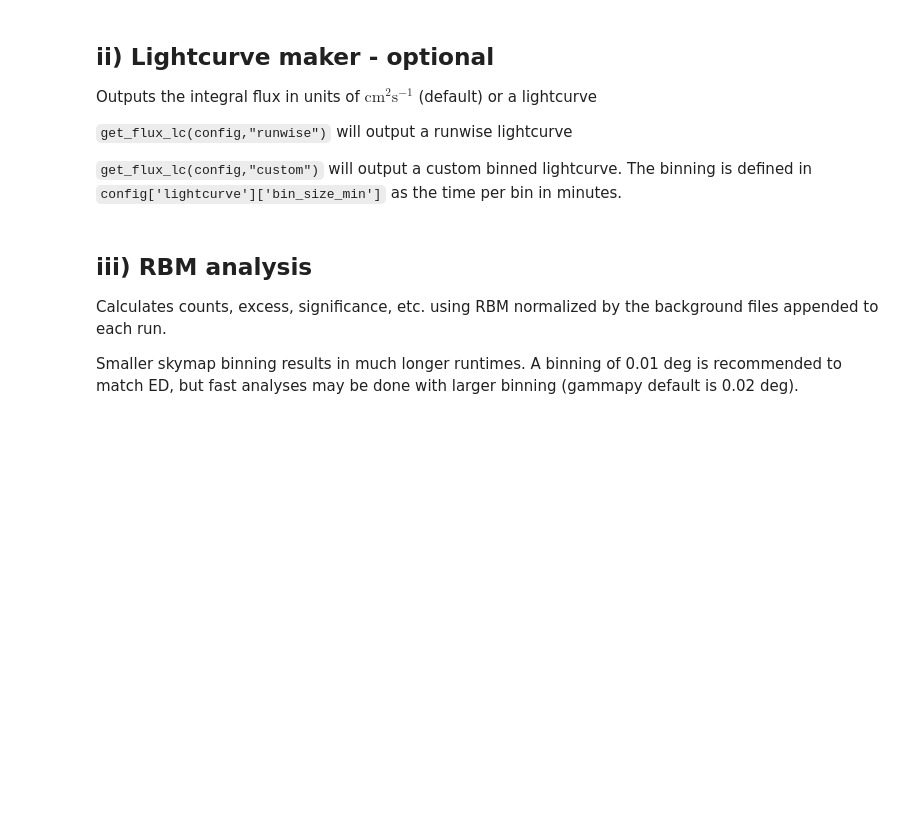
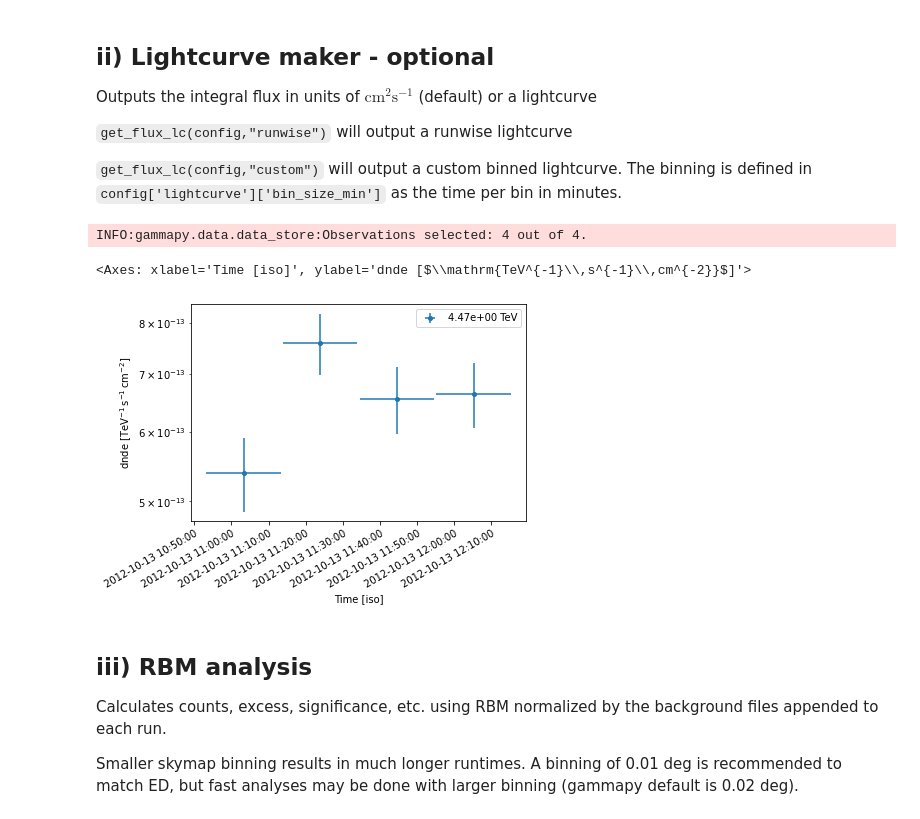
Before and after one commit to VERITAS-Observatory/gammapy-tools, a Jupyter notebook: examples/analysis_notebook.ipynb, the cells around one changed output. Saved outputs shown, nothing was run; the diff lists cells and outputs as text; code cells hidden in the pictures; blank space fills up the shorter version.

```diff
--- a/examples/analysis_notebook.ipynb
+++ b/examples/analysis_notebook.ipynb
@@ -247,8 +184,13 @@ Outputs the integral flux in units of $\textrm{cm}^2 \textrm{s}^{-1}$ (default)
 
 `get_flux_lc(config,"custom")` will output a custom binned lightcurve. The binning is defined in `config['lightcurve']['bin_size_min']` as the time per bin in minutes.
 # %%
-flux = get_integral_flux(config,[])
+flux_points = get_flux_lc(config,"runwise")
+flux_points.plot()
 #lc_points = get_flux_lc(config,'runwise') # light curve maker
+# %% [output]
+INFO:gammapy.data.data_store:Observations selected: 4 out of 4.
+<Axes: xlabel='Time [iso]', ylabel='dnde [$\\mathrm{TeV^{-1}\\,s^{-1}\\,cm^{-2}}$]'>
+[figure, added]
 # %% [markdown]
 ## iii) RBM analysis
 
```
Also changed, not shown: parts of 12 cells of this notebook, 2 other files.
